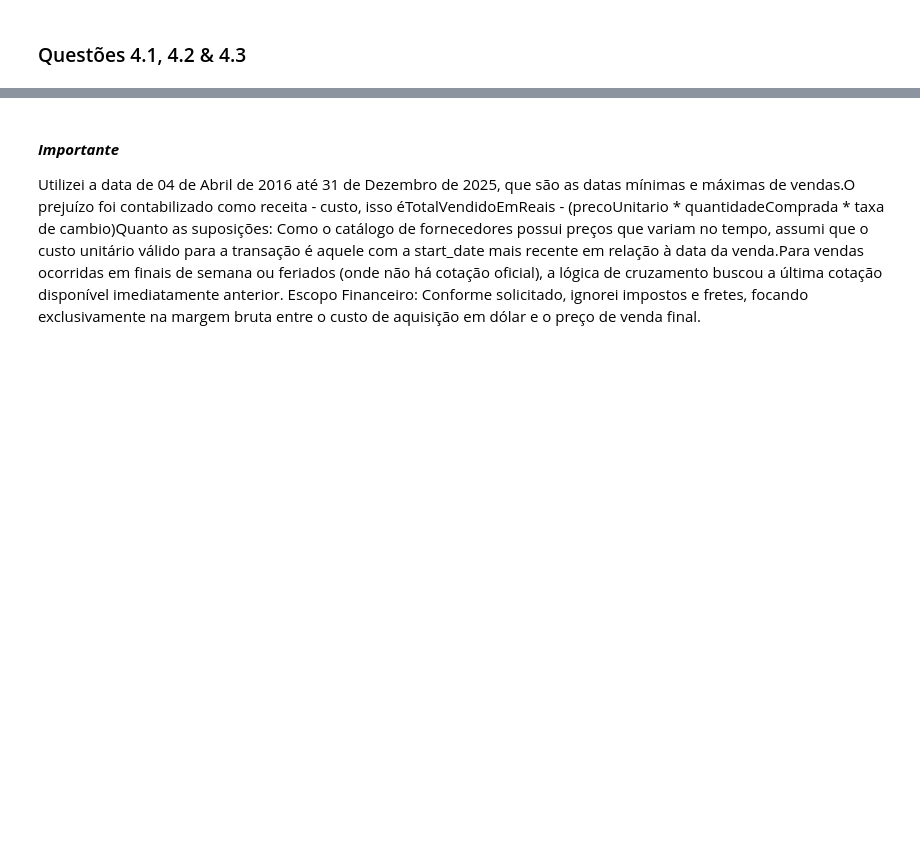
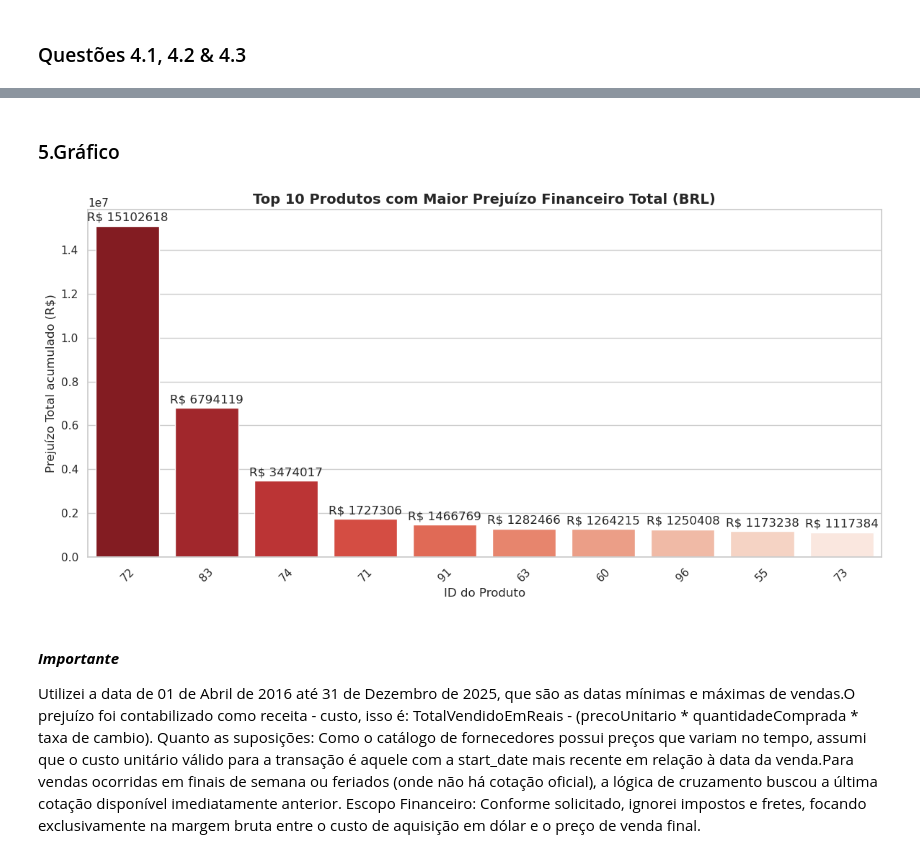
Before and after one commit to Joaof14/desafio_indicium, a Jupyter notebook: Questao4.ipynb, the cells around one changed output, grey strips where cells are left out. Cells and saved outputs as stored; diff of their text form; code cells hidden in the pictures; blank space fills up the shorter version.

```diff
--- a/Questao4.ipynb
+++ b/Questao4.ipynb
@@ -134,5 +187,41 @@ df_resultado_sql.iloc[df_resultado_sql['percentual_perda'].idxmax()]
+# %% [markdown]
+### 5.Gráfico
+# %%
+import matplotlib.pyplot as plt
+import seaborn as sns
+
+# 1. Preparar os dados (pegando os 10 produtos com maior prejuízo total para o gráfico não ficar poluído)
+df_plot = df_resultado_sql.head(10).copy()
+df_plot['id_product'] = df_plot['id_product'].astype(str)  # Converter para string para o eixo X
+
+# 2. Configurar o estilo do gráfico
+plt.figure(figsize=(12, 6))
+sns.set_theme(style="whitegrid")
+
+# 3. Criar o gráfico de barras para o Prejuízo Total
+ax = sns.barplot(
+    x='id_product',
+    y='prejuizo_total',
+    data=df_plot,
+    palette='Reds_r'
+)
+
+# 4. Adicionar títulos e rótulos
+plt.title('Top 10 Produtos com Maior Prejuízo Financeiro Total (BRL)', fontsize=14, fontweight='bold')
+plt.xlabel('ID do Produto', fontsize=12)
+plt.ylabel('Prejuízo Total acumulado (R$)', fontsize=12)
+
+# 5. Exibir os valores em cima das barras (opcional, para melhor leitura)
+for container in ax.containers:
+    ax.bar_label(container, fmt='R$ %.0f', padding=3)
+
+plt.xticks(rotation=45)
+plt.tight_layout()
+plt.show()
+# %% [output]
+[figure, added]
 # %% [markdown]
 #### ***Importante***
 
-Utilizei a data de 04 de Abril de 2016 até 31 de Dezembro de 2025, que são as datas mínimas e máximas de vendas.O prejuízo foi contabilizado como receita - custo, isso éTotalVendidoEmReais - (precoUnitario * quantidadeComprada * taxa de cambio)Quanto as suposições: Como o catálogo de fornecedores possui preços que variam no tempo, assumi que o custo unitário válido para a transação é aquele com a start_date mais recente em relação à data da venda.Para vendas ocorridas em finais de semana ou feriados (onde não há cotação oficial), a lógica de cruzamento buscou a última cotação disponível imediatamente anterior.
+Utilizei a data de 01 de Abril de 2016 até 31 de Dezembro de 2025, que são as datas mínimas e máximas de vendas.O prejuízo foi contabilizado como receita - custo, isso é: TotalVendidoEmReais - (precoUnitario * quantidadeComprada * taxa de cambio). Quanto as suposições: Como o catálogo de fornecedores possui preços que variam no tempo, assumi que o custo unitário válido para a transação é aquele com a start_date mais recente em relação à data da venda.Para vendas ocorridas em finais de semana ou feriados (onde não há cotação oficial), a lógica de cruzamento buscou a última cotação disponível imediatamente anterior.
 Escopo Financeiro: Conforme solicitado, ignorei impostos e fretes, focando exclusivamente na margem bruta entre o custo de aquisição em dólar e o preço de venda final.
```
Also changed, not shown: parts of 10 cells of this notebook, 7 other files.
